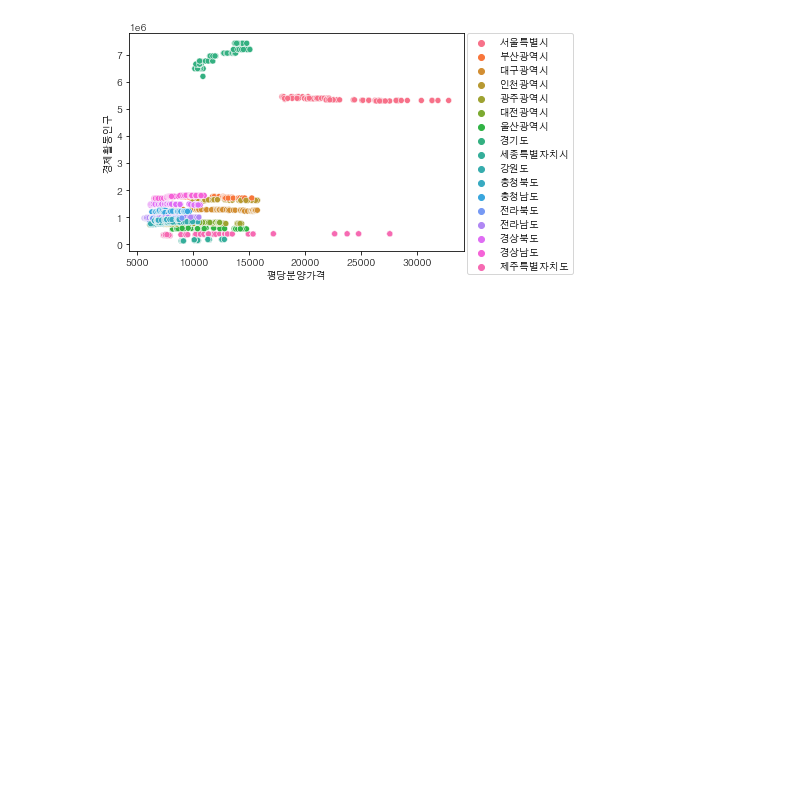
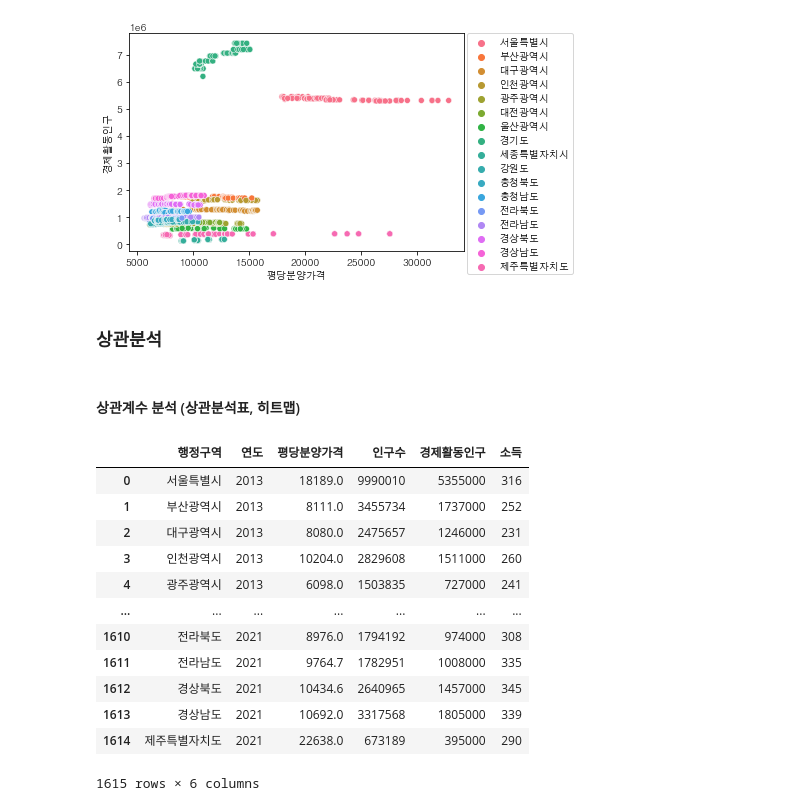
Before and after one commit to winwin-jang-gu/APT_price, a Jupyter notebook: project/apt_visual.ipynb, the cells around one changed output. Saved outputs shown, nothing was run; the diff lists cells and outputs as text; code cells hidden in the pictures; blank space fills up the shorter version.

Commit message:
상관분석
(나중에 t검정도 넣을 수도 있음)

```diff
--- a/project/apt_visual.ipynb
+++ b/project/apt_visual.ipynb
@@ -188,3 +188,24 @@ plt.legend(bbox_to_anchor=(1.01, 1), loc=2, borderaxespad=0)
 plt.show()
 # %% [output]
 [figure]
+# %% [markdown]
+### 상관분석
+# %% [markdown]
+#### 상관계수 분석 (상관분석표, 히트맵)
+# %%
+data = pd.read_csv('../data/지역별_연도별_비교데이터_합본.csv', encoding='utf-8', index_col=0)
+data
+# %% [output]
+|  | 행정구역 | 연도 | 평당분양가격 | 인구수 | 경제활동인구 | 소득 |
+| 0 | 서울특별시 | 2013 | 18189.0 | 9990010 | 5355000 | 316 |
+| 1 | 부산광역시 | 2013 | 8111.0 | 3455734 | 1737000 | 252 |
+| 2 | 대구광역시 | 2013 | 8080.0 | 2475657 | 1246000 | 231 |
+| 3 | 인천광역시 | 2013 | 10204.0 | 2829608 | 1511000 | 260 |
+| 4 | 광주광역시 | 2013 | 6098.0 | 1503835 | 727000 | 241 |
+| ... | ... | ... | ... | ... | ... | ... |
+| 1610 | 전라북도 | 2021 | 8976.0 | 1794192 | 974000 | 308 |
+| 1611 | 전라남도 | 2021 | 9764.7 | 1782951 | 1008000 | 335 |
+| 1612 | 경상북도 | 2021 | 10434.6 | 2640965 | 1457000 | 345 |
+| 1613 | 경상남도 | 2021 | 10692.0 | 3317568 | 1805000 | 339 |
+| 1614 | 제주특별자치도 | 2021 | 22638.0 | 673189 | 395000 | 290 |
+1615 rows × 6 columns
```
Also changed, not shown: parts of 9 cells of this notebook.
